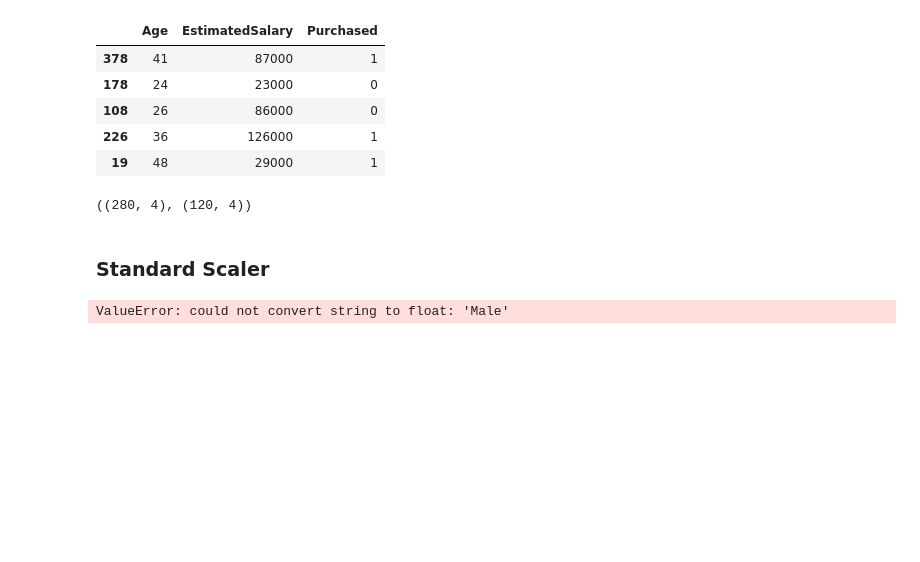
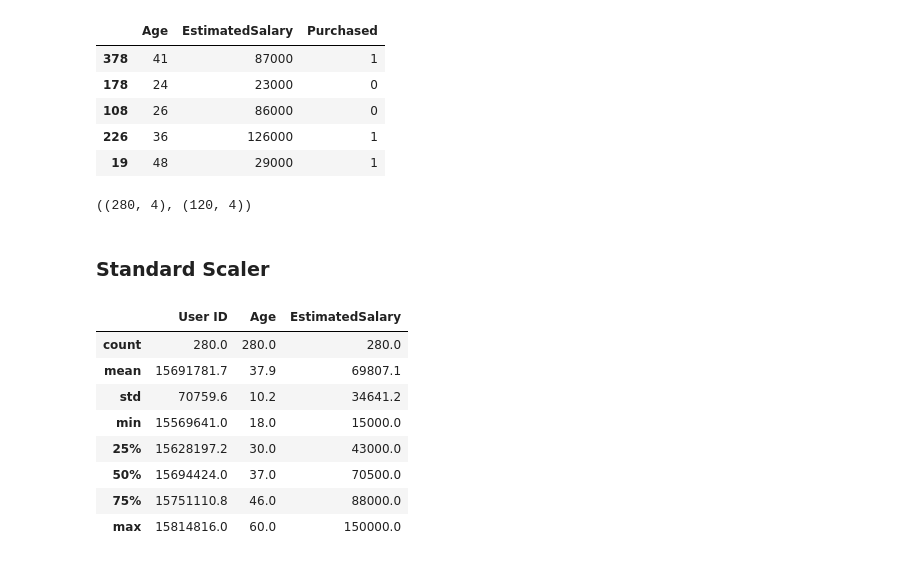
Before and after one commit to therakeshjoshi/Learning-Machine-Learning, a Jupyter notebook: Feature Engineering/Feature Transformation/Feature_Scaling_Standardization.ipynb, the cells around one changed output. Drawn from its saved outputs; the diff is of its cells as text; code cells hidden in the pictures; blank space fills up the shorter version.

```diff
--- a/Feature Engineering/Feature Transformation/Feature_Scaling_Standardization.ipynb
+++ b/Feature Engineering/Feature Transformation/Feature_Scaling_Standardization.ipynb
@@ -25,14 +25,3 @@ X_train.shape, X_test.shape
 ((280, 4), (120, 4))
 # %% [markdown]
 ### Standard Scaler
-# %%
-from sklearn.preprocessing import StandardScaler
-scaler = StandardScaler()
-# fit the scaler to the train set, it will learn the parameters
-scaler.fit(X_train) #means mean and sd wala prcudure
-
-#transform train and test sets
-X_train_scaled = scaler.transform(X_train)
-X_test_scaled = scaler.transform(X_test)
-# %% [output]
-ValueError: could not convert string to float: 'Male'
@@ -40,0 +48,12 @@ scaler.mean_
+# %%
+np.round(X_train.describe(),1)
+# %% [output]
+|  | User ID | Age | EstimatedSalary |
+| count | 280.0 | 280.0 | 280.0 |
+| mean | 15691781.7 | 37.9 | 69807.1 |
+| std | 70759.6 | 10.2 | 34641.2 |
+| min | 15569641.0 | 18.0 | 15000.0 |
+| 25% | 15628197.2 | 30.0 | 43000.0 |
+| 50% | 15694424.0 | 37.0 | 70500.0 |
+| 75% | 15751110.8 | 46.0 | 88000.0 |
+| max | 15814816.0 | 60.0 | 150000.0 |
```
Also changed, not shown: parts of 8 cells of this notebook.
